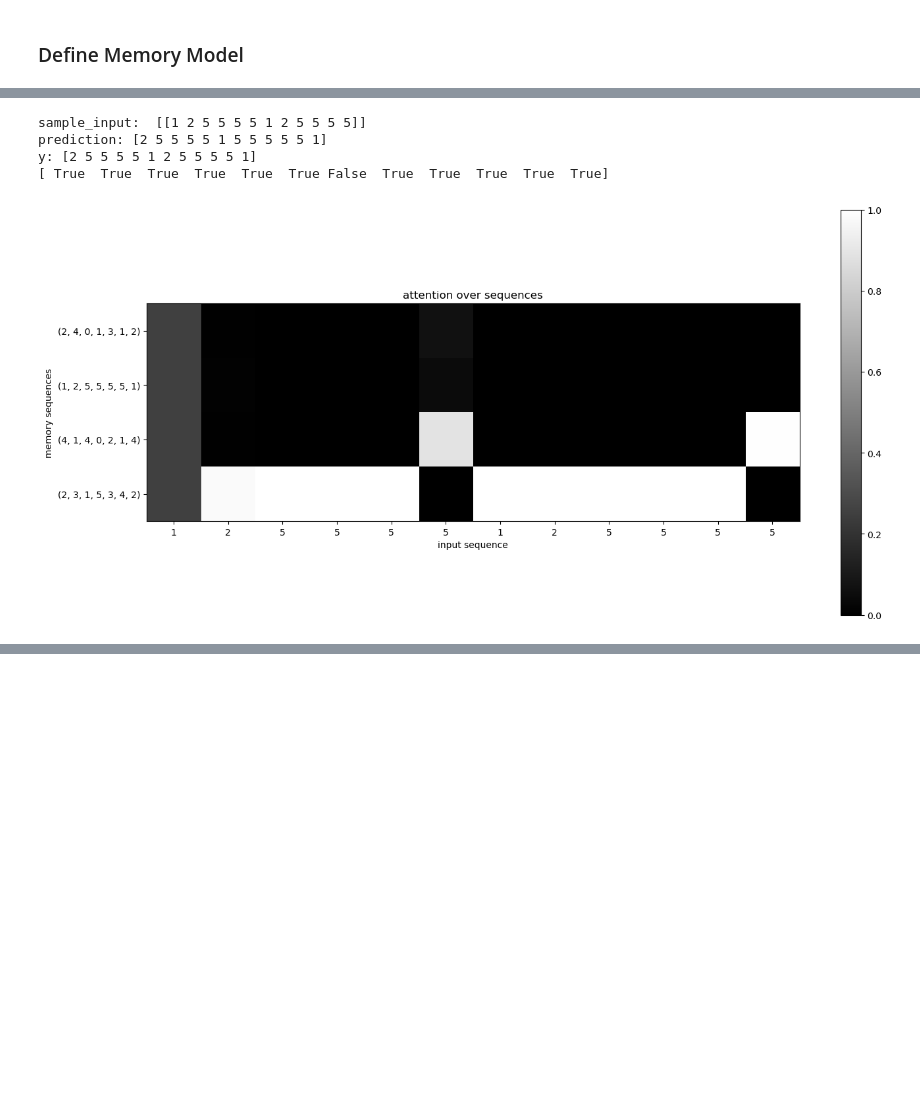
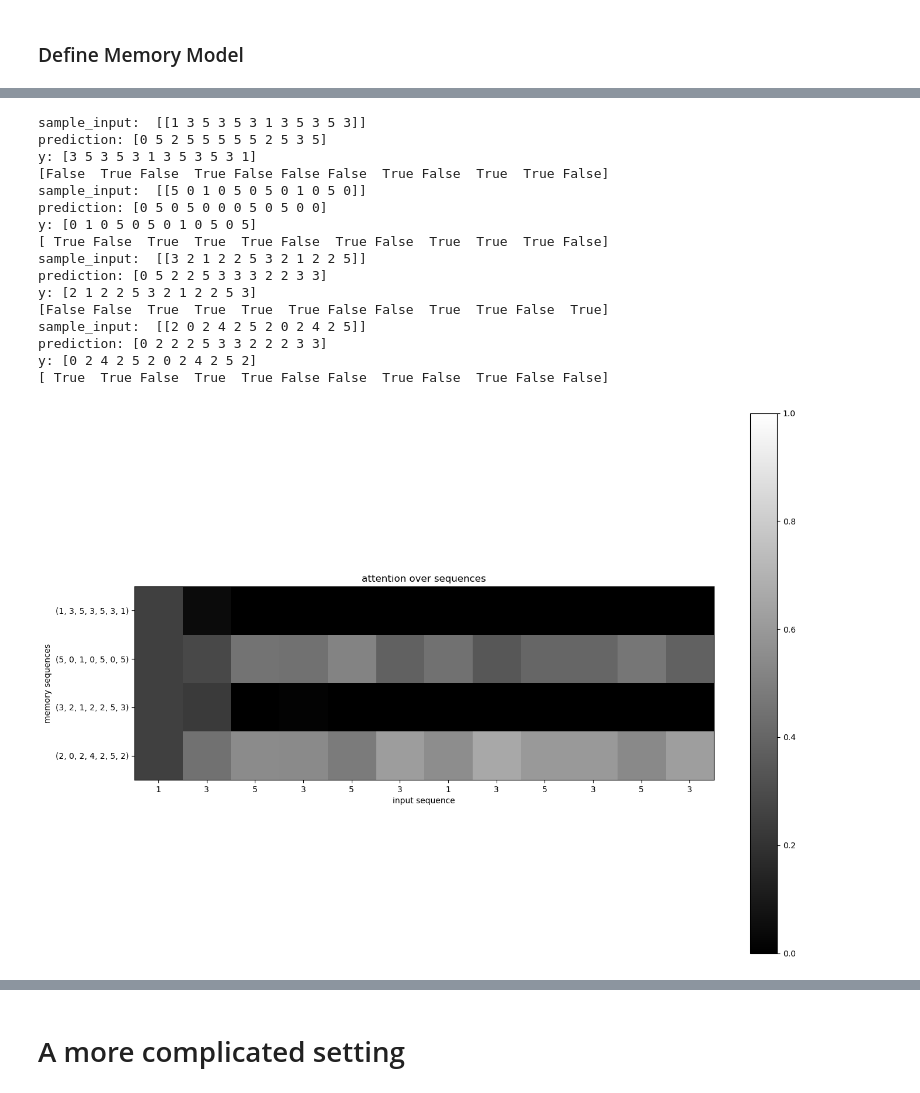
Before and after one commit to Awni00/hierarchical-attention-external-memory, a Jupyter notebook: kernel_model_experiments/hmm_music_loop_kernel_model.ipynb, the cells around one changed output, grey strips where cells are left out. Drawn from its saved outputs; the diff is of its cells as text; code cells hidden in the pictures; blank space fills up the shorter version.

```diff
--- a/kernel_model_experiments/hmm_music_loop_kernel_model.ipynb
+++ b/kernel_model_experiments/hmm_music_loop_kernel_model.ipynb
@@ -434,3 +258,0 @@ y: [2 5 5 5 5 1 2 5 5 5 5 1]
-# %%
-idx = 3
-plot_attention(idx, train_seqs_x, train_seqs_y, mem_seqs_x, mem_seqs_y, memory_model1)
@@ -564,6 +387,6 @@ Trainable params: 114
 Non-trainable params: 0
 _________________________________________________________________
 # %%
-history2 = memory_model2.fit(train_ds, epochs=1000, verbose=0)
+history2 = memory_model2.fit(train_ds, epochs=1000, verbose=0, callbacks=[TqdmCallback()])
 utils.plot_history(history2, plot_attrs=('loss', 'accuracy'), val=False, figsize=(12,4));
 # %% [output]
@@ -585,0 +411,30 @@ plt.plot(acc_by_pos2)
+# %%
+from utils_kernel_transformer import plot_seq_attention
+
+def plot_attention2(sample_input_index, seqs_x_train, seqs_y_train, mem_seqs_x_train, mem_seqs_y_train, memory_model):
+    """
+    choose sample input and plot the attention associated to the argmax probability vocab at each input position
+    (memory_seq versus each input element), call plot_seq_attention as subfunction
+    """
+    b = sample_input_index
+    sample_input = seqs_x_train[b:b+1]
+    print("sample_input: ",sample_input)
+    sample_mem_seq_x = mem_seqs_x_train[b:b+1]
+    sample_mem_seq_y = mem_seqs_y_train[b:b+1]
+
+    pred = memory_model([sample_input, sample_mem_seq_x, sample_mem_seq_y])
+    pred = np.argmax(pred, axis=-1)
+    print(f'prediction: {pred[0]}')
+    print(f'y: {seqs_y_train[b]}')
+    print(pred[0] == seqs_y_train[b])
+    attn_ = memory_model.alpha_it[0]
+    #print(attn_output_seq.shape)
+    plot_seq_attention(attn_, sample_mem_seq_x[0], sample_input[0])
+# %%
+from utils_kernel_transformer import plot_attention as plot_attention1
+
+import numpy as np
+import matplotlib.pyplot as plt
+
+for idx in range(4):
+    plot_attention1(idx, train_seqs_x, train_seqs_y, mem_seqs_x, mem_seqs_y, memory_model1)
@@ -586,9 +462,21 @@ plt.plot(acc_by_pos2)
 # %%
-idx = 1
-plot_attention(idx, train_seqs_x, train_seqs_y, mem_seqs_x, mem_seqs_y, memory_model2)
+for idx in range(4):
+    plot_attention2(idx, train_seqs_x, train_seqs_y, mem_seqs_x, mem_seqs_y, memory_model2)
 # %% [output]
-sample_input:  [[1 2 5 5 5 5 1 2 5 5 5 5]]
-prediction: [2 5 5 5 5 1 5 5 5 5 5 1]
-y: [2 5 5 5 5 1 2 5 5 5 5 1]
-[ True  True  True  True  True  True False  True  True  True  True  True]
+sample_input:  [[1 3 5 3 5 3 1 3 5 3 5 3]]
+prediction: [0 5 2 5 5 5 5 5 2 5 3 5]
+y: [3 5 3 5 3 1 3 5 3 5 3 1]
+[False  True False  True False False False  True False  True  True False]
+sample_input:  [[5 0 1 0 5 0 5 0 1 0 5 0]]
+prediction: [0 5 0 5 0 0 0 5 0 5 0 0]
+y: [0 1 0 5 0 5 0 1 0 5 0 5]
+[ True False  True  True  True False  True False  True  True  True False]
+sample_input:  [[3 2 1 2 2 5 3 2 1 2 2 5]]
+prediction: [0 5 2 2 5 3 3 3 2 2 3 3]
+y: [2 1 2 2 5 3 2 1 2 2 5 3]
+[False False  True  True  True  True False False  True  True False  True]
+sample_input:  [[2 0 2 4 2 5 2 0 2 4 2 5]]
+prediction: [0 2 2 2 5 3 3 2 2 2 3 3]
+y: [0 2 4 2 5 2 0 2 4 2 5 2]
+[ True  True False  True  True False False  True False  True False False]
-[figure, old version]
+[figure, new version]
@@ -594,0 +486,2 @@ y: [2 5 5 5 5 1 2 5 5 5 5 1]
+# %% [markdown]
+# A more complicated setting
```
Also changed, not shown: parts of 54 cells of this notebook, 3 other files.
